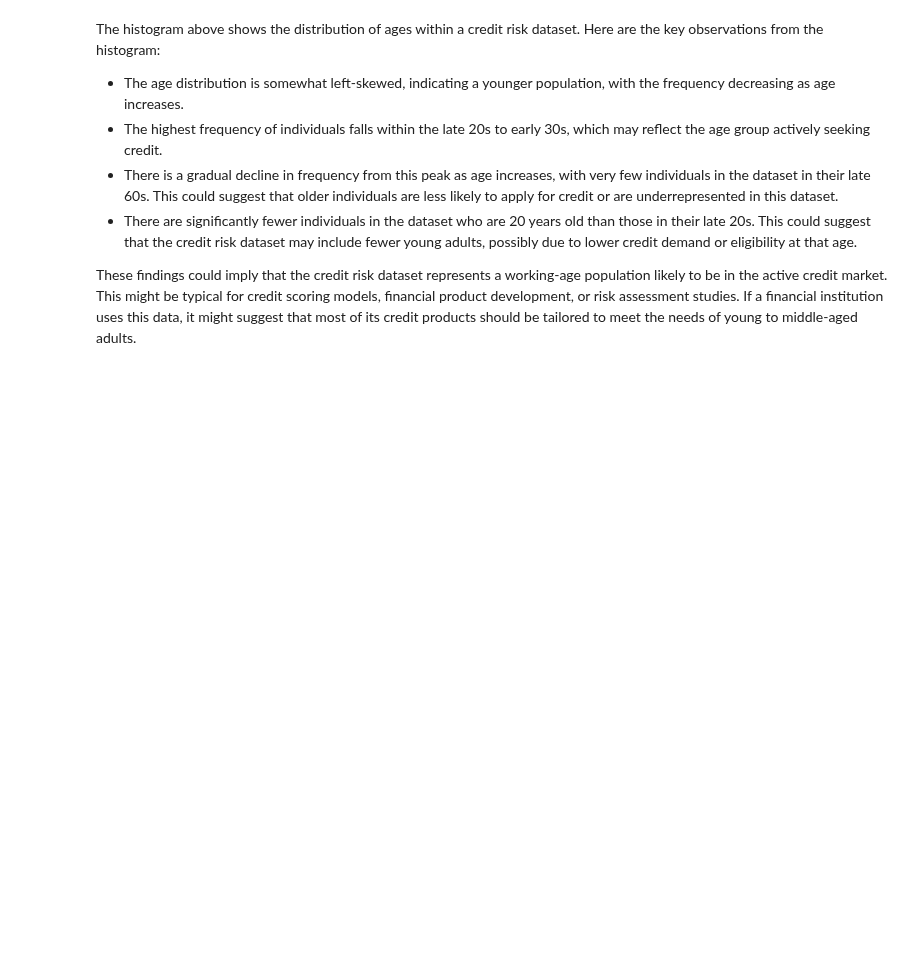
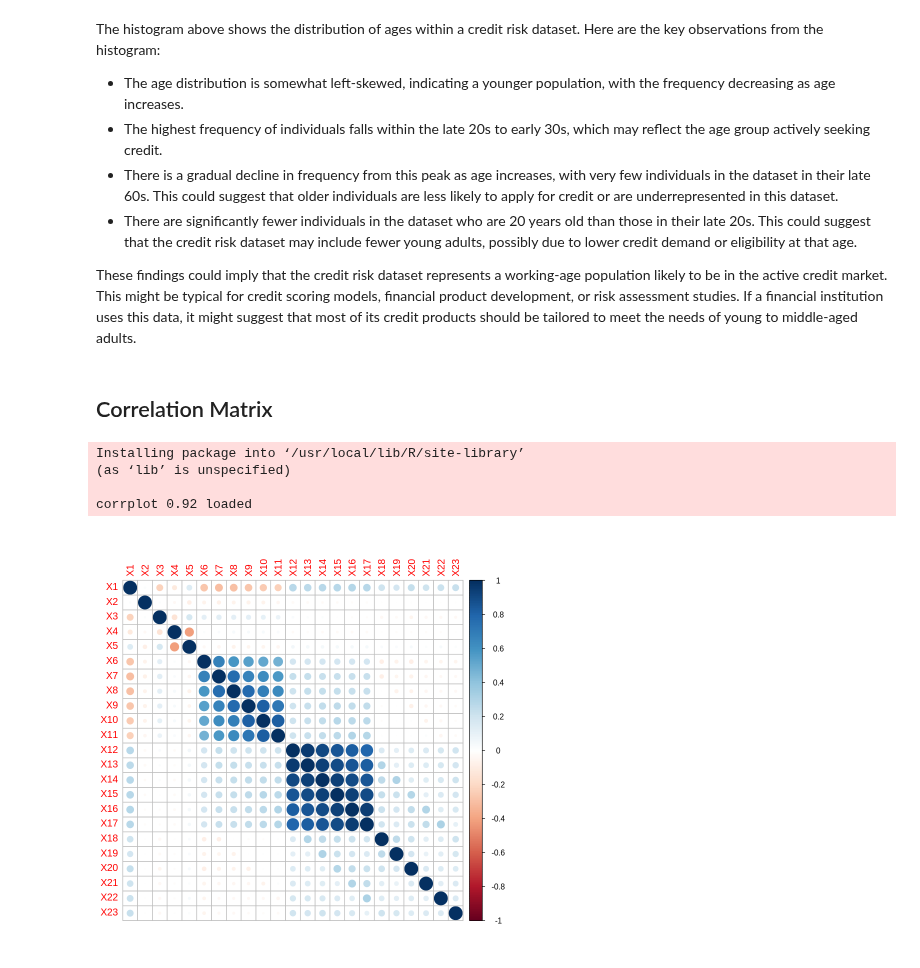
Before and after one commit to carlos-alves-one/Credit-Card-Analysis-R, a Jupyter notebook: Regression_CW2.ipynb, the cells around one changed output. Cells and saved outputs as stored; diff of their text form; code cells hidden in the pictures; blank space fills up the shorter version.

Commit message:
Compute the correlation matrix for 'train_data' excluding the first column

```diff
--- a/Regression_CW2.ipynb
+++ b/Regression_CW2.ipynb
@@ -184,3 +184,24 @@ The histogram above shows the distribution of ages within a credit risk dataset.
 - There are significantly fewer individuals in the dataset who are 20 years old than those in their late 20s. This could suggest that the credit risk dataset may include fewer young adults, possibly due to lower credit demand or eligibility at that age.
 
 These findings could imply that the credit risk dataset represents a working-age population likely to be in the active credit market. This might be typical for credit scoring models, financial product development, or risk assessment studies. If a financial institution uses this data, it might suggest that most of its credit products should be tailored to meet the needs of young to middle-aged adults.
+# %% [markdown]
+## Correlation Matrix
+# %%
+# Install 'corrplot' package for correlation matrix visualization
+install.packages("corrplot")
+
+# Load 'corrplot' package into current R session
+library(corrplot)
+# %% [output]
+Installing package into ‘/usr/local/lib/R/site-library’
+(as ‘lib’ is unspecified)
+
+corrplot 0.92 loaded
+# %%
+# Compute the correlation matrix for 'train_data' excluding the first column (response variable)
+correlation_matrix <- cor(train_data[, -1])
+
+# Visualize the correlation matrix using circular method
+corrplot(correlation_matrix, method = "circle")
+# %% [output]
+[figure, added]
```
Also changed, not shown: parts of 1 cell of this notebook.
